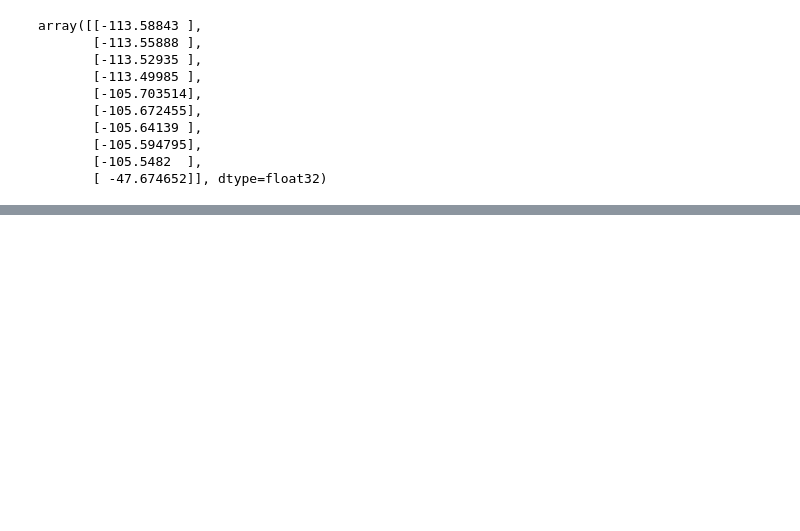
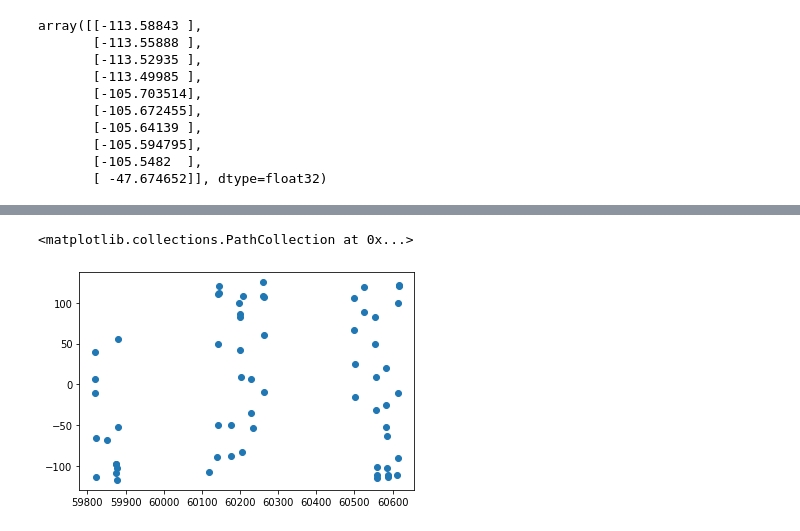
Before and after one commit to deepskies/cosmoNODE, a Jupyter notebook: flux_ode_demo.ipynb, the cells around one changed output, grey strips where cells are left out. Drawn from its saved outputs; the diff is of its cells as text; code cells hidden in the pictures; blank space fills up the shorter version.

```diff
--- a/flux_ode_demo.ipynb
+++ b/flux_ode_demo.ipynb
@@ -246,0 +344,6 @@ lc[0]
+# %%
+plt.scatter(times.numpy(), flux_list.numpy())
+plt.show()
+# %% [output]
+<matplotlib.collections.PathCollection at 0x...>
+[figure, added]
```
Also changed, not shown: parts of 11 cells of this notebook, 1 other file.
